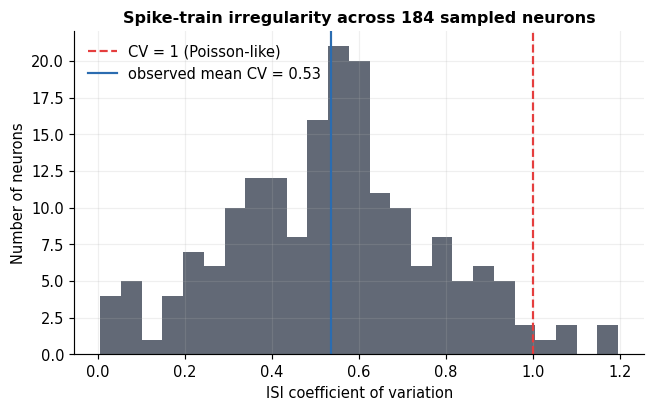
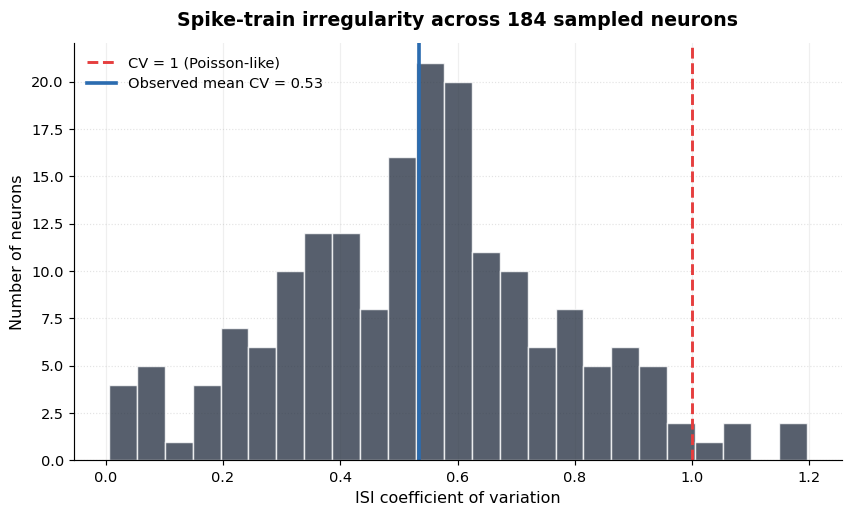
Code edit (unified diff) that turned the first committed figure into the second:
--- before
+++ after
@@ -9,11 +9,47 @@
 cvs = np.array(cvs)
 
-fig, ax = plt.subplots(figsize=(7, 4))
-ax.hist(cvs, bins=25, color=COLOR_RATE, alpha=0.75)
-ax.axvline(1.0, color=COLOR_INH, ls="--", label="CV = 1 (Poisson-like)")
-ax.axvline(cvs.mean(), color=COLOR_EXC, ls="-", label=f"observed mean CV = {cvs.mean():.2f}")
-ax.set_xlabel("ISI coefficient of variation")
-ax.set_ylabel("Number of neurons")
-ax.set_title(f"Spike-train irregularity across {len(cvs)} sampled neurons")
-ax.legend()
+fig, ax = plt.subplots(figsize=(8, 4.8), constrained_layout=True)
+
+ax.hist(
+    cvs,
+    bins=25,
+    color=COLOR_RATE,
+    alpha=0.8,
+    edgecolor="white",
+    linewidth=1.0,
+)
+
+ax.axvline(
+    1.0,
+    color=COLOR_INH,
+    linestyle="--",
+    linewidth=2,
+    label="CV = 1 (Poisson-like)",
+)
+
+ax.axvline(
+    cvs.mean(),
+    color=COLOR_EXC,
+    linestyle="-",
+    linewidth=2.5,
+    label=f"Observed mean CV = {cvs.mean():.2f}",
+)
+
+ax.set_xlabel("ISI coefficient of variation", fontsize=11)
+ax.set_ylabel("Number of neurons", fontsize=11)
+ax.set_title(
+    f"Spike-train irregularity across {len(cvs)} sampled neurons",
+    fontsize=13,
+    pad=12,
+)
+
+ax.grid(True, axis="y", linestyle=":", alpha=0.35)
+ax.set_axisbelow(True)
+
+for spine in ["top", "right"]:
+    ax.spines[spine].set_visible(False)
+
+ax.legend(frameon=False, fontsize=10)
+ax.tick_params(axis="both", labelsize=10)
+
 plt.show()

Commit: bug fixed